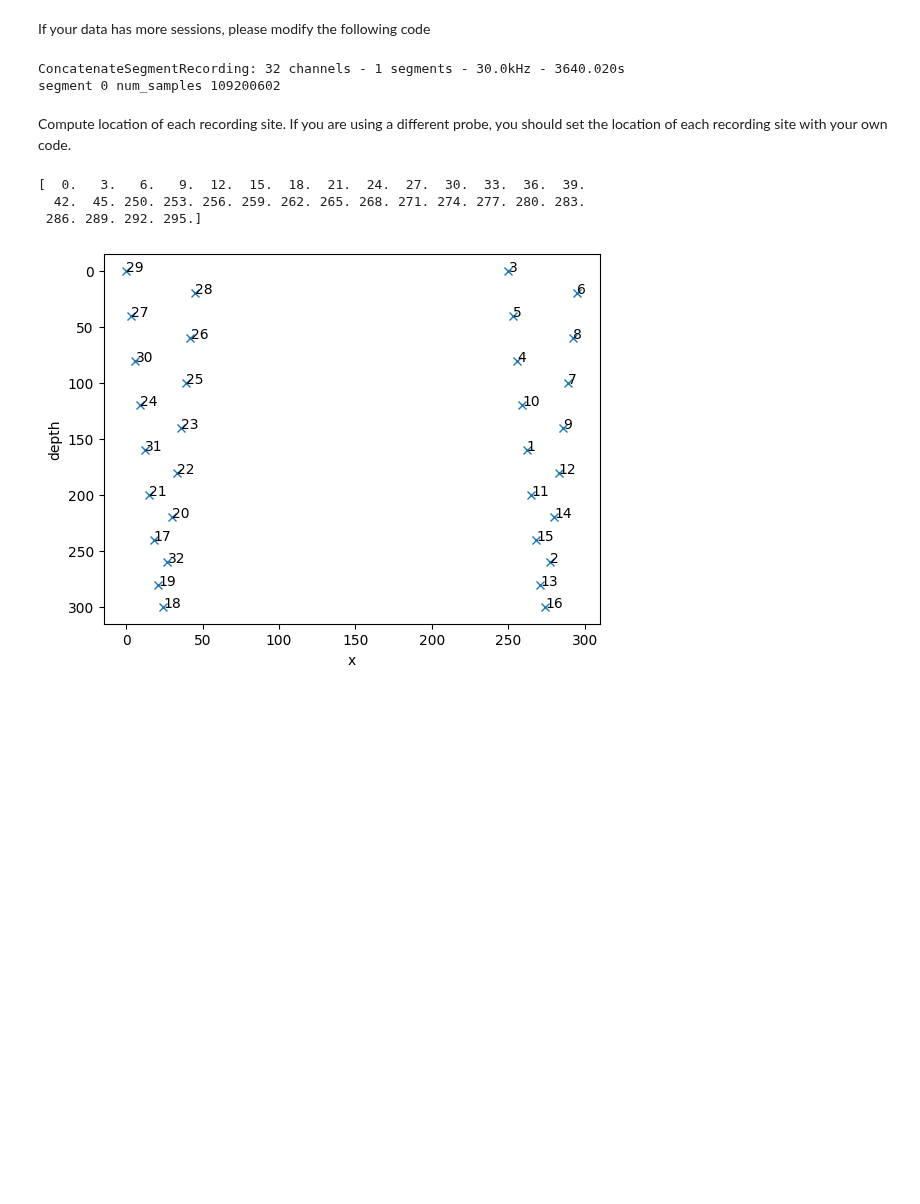
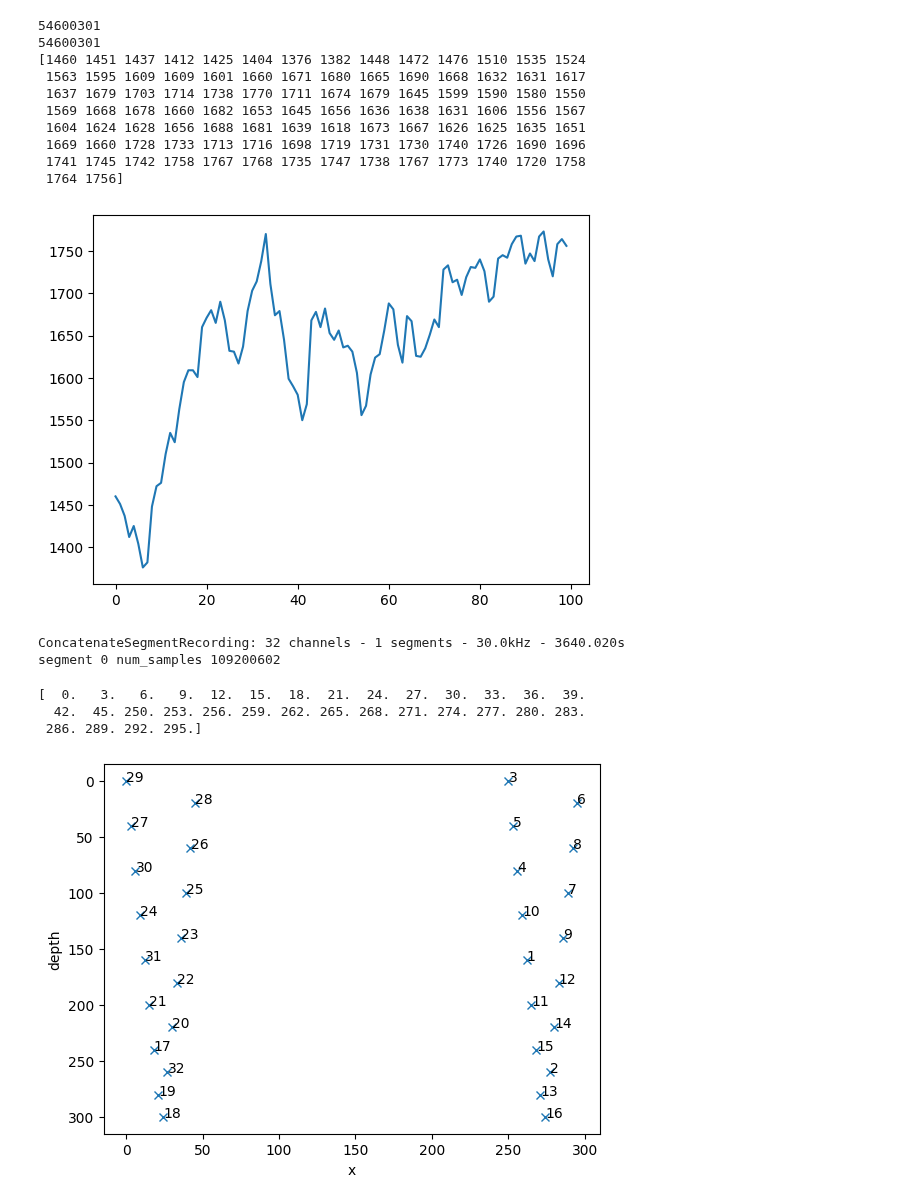
Before and after one commit to jiumao2/Yu-Lab, a Jupyter notebook: CodesHY/kilosort/kilosort.ipynb, the cells around one changed output. Saved outputs shown, nothing was run; the diff lists cells and outputs as text; code cells hidden in the pictures; blank space fills up the shorter version.

```diff
--- a/CodesHY/kilosort/kilosort.ipynb
+++ b/CodesHY/kilosort/kilosort.ipynb
@@ -7,8 +7,6 @@ import spikeinterface.sorters as ss
 import spikeinterface.comparison as sc
 import spikeinterface.widgets as sw
 import numpy as np
-# %% [markdown]
-If your data has more sessions, please modify the following code
 # %%
 a = se.BlackrockRecordingExtractor(r'datafile001.ns6',stream_id='6',block_index=0)
 b = se.BlackrockRecordingExtractor(r'datafile002.ns6',stream_id='6',block_index=1)
@@ -23,3 +19,25 @@ recording_list = [a,b]
+# %%
+# Data lengths here/in BlackRock/After Kilosort are different. It is possibly caused by zero-padding.
+print(a.get_num_samples())
+print(b.get_num_samples())
+c = a.frame_slice(0,100)
+c = c.get_traces()
+c = c[:,0]
+print(c)
+plt.plot(c)
+plt.show()
+# %% [output]
+54600301
+54600301
+[1460 1451 1437 1412 1425 1404 1376 1382 1448 1472 1476 1510 1535 1524
+ 1563 1595 1609 1609 1601 1660 1671 1680 1665 1690 1668 1632 1631 1617
+ 1637 1679 1703 1714 1738 1770 1711 1674 1679 1645 1599 1590 1580 1550
+ 1569 1668 1678 1660 1682 1653 1645 1656 1636 1638 1631 1606 1556 1567
+ 1604 1624 1628 1656 1688 1681 1639 1618 1673 1667 1626 1625 1635 1651
+ 1669 1660 1728 1733 1713 1716 1698 1719 1731 1730 1740 1726 1690 1696
+ 1741 1745 1742 1758 1767 1768 1735 1747 1738 1767 1773 1740 1720 1758
+ 1764 1756]
+[figure, added]
 # %%
 rec = si.concatenate_recordings(recording_list)
 print(rec)
@@ -28,6 +46,4 @@ print(f'segment {0} num_samples {s}')
 # %% [output]
 ConcatenateSegmentRecording: 32 channels - 1 segments - 30.0kHz - 3640.020s
 segment 0 num_samples 109200602
-# %% [markdown]
-Compute location of each recording site. If you are using a different probe, you should set the location of each recording site with your own code.
 # %%
```
Also changed, not shown: parts of 7 cells of this notebook.
